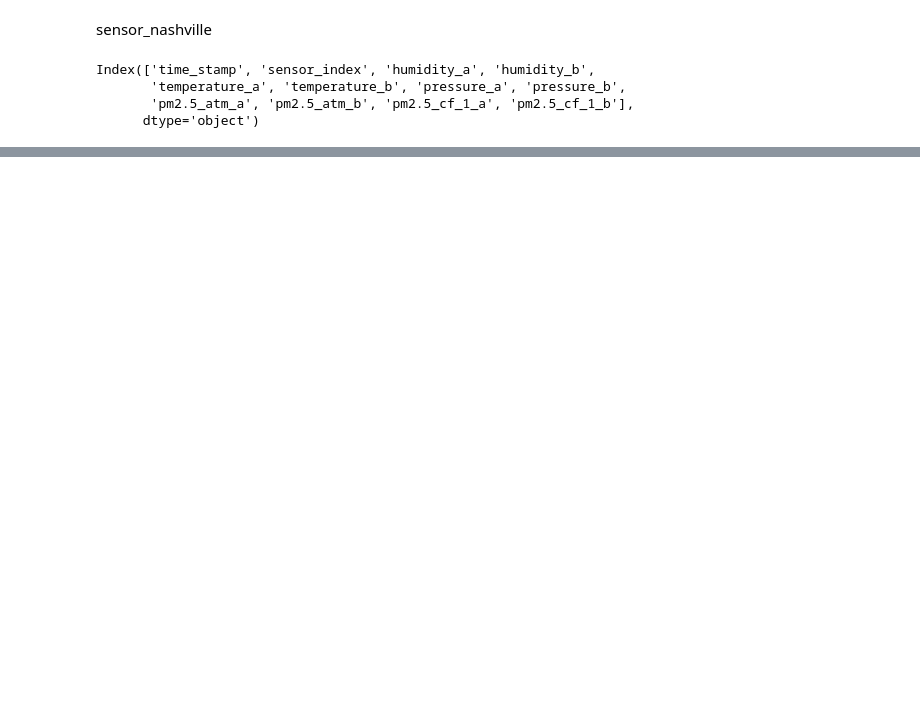
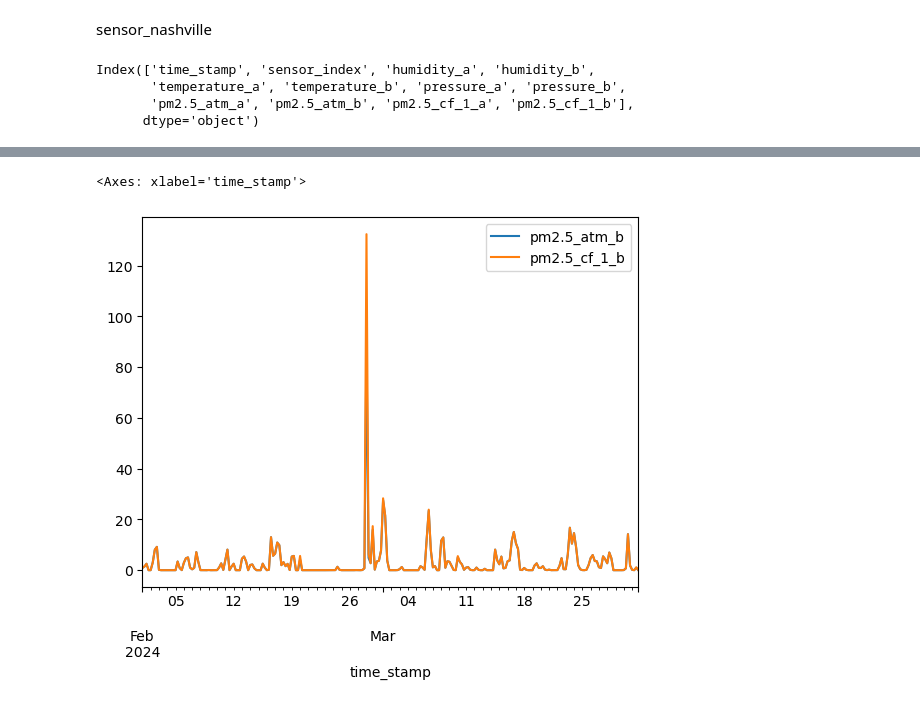
Before and after one commit to siwa-p/Air-quality-monitoring-and-prediction-using-PurpleAir-data, a Jupyter notebook: notebooks/eda_01.ipynb, the cells around one changed output, grey strips where cells are left out. Cells and saved outputs as stored; diff of their text form; code cells hidden in the pictures; blank space fills up the shorter version.

```diff
--- a/notebooks/eda_01.ipynb
+++ b/notebooks/eda_01.ipynb
@@ -94,0 +100,7 @@ plt.show()
+# %%
+columns_to_plot = ['pm2.5_atm_b', 'pm2.5_cf_1_b']
+sensor_amarillo_b = sensor_amarillo[columns_to_plot]
+sensor_amarillo_b.plot()
+# %% [output]
+<Axes: xlabel='time_stamp'>
+[figure, added]
```
Also changed, not shown: parts of 14 cells of this notebook, 3 other files.
